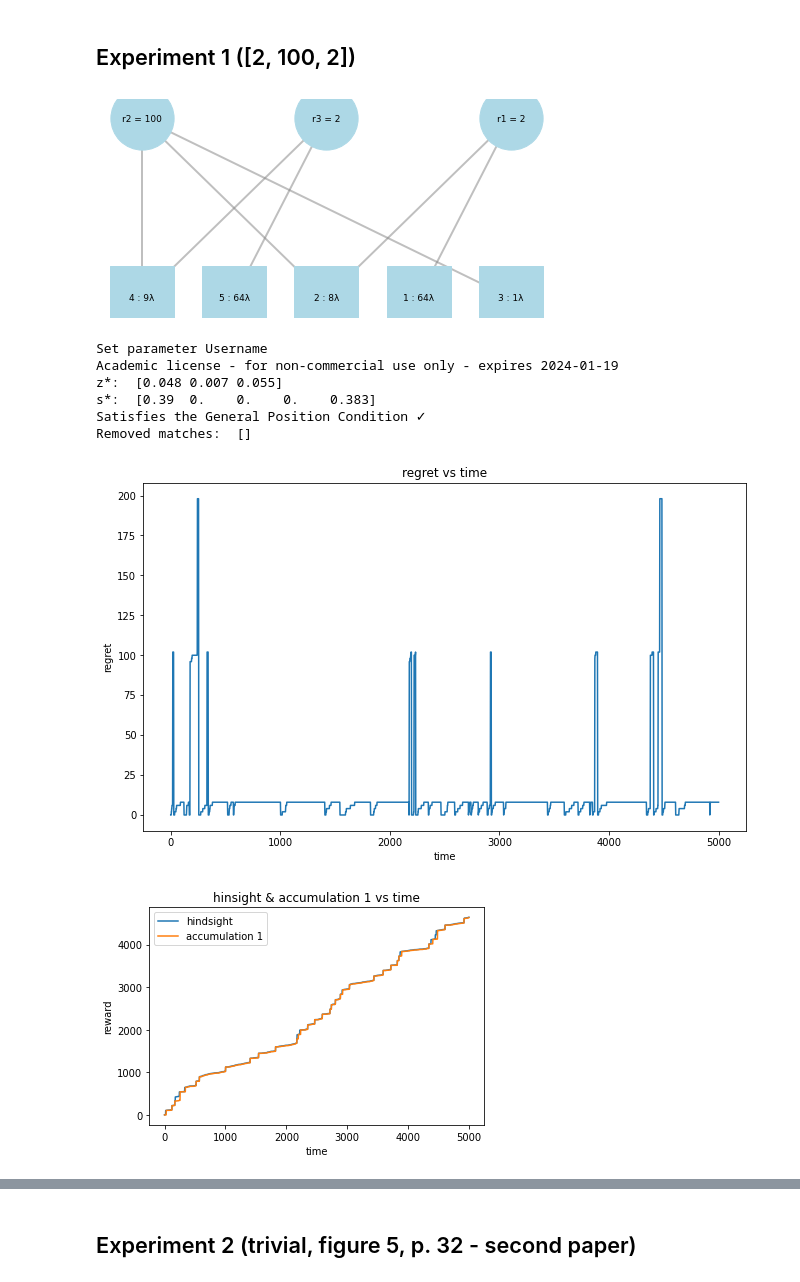
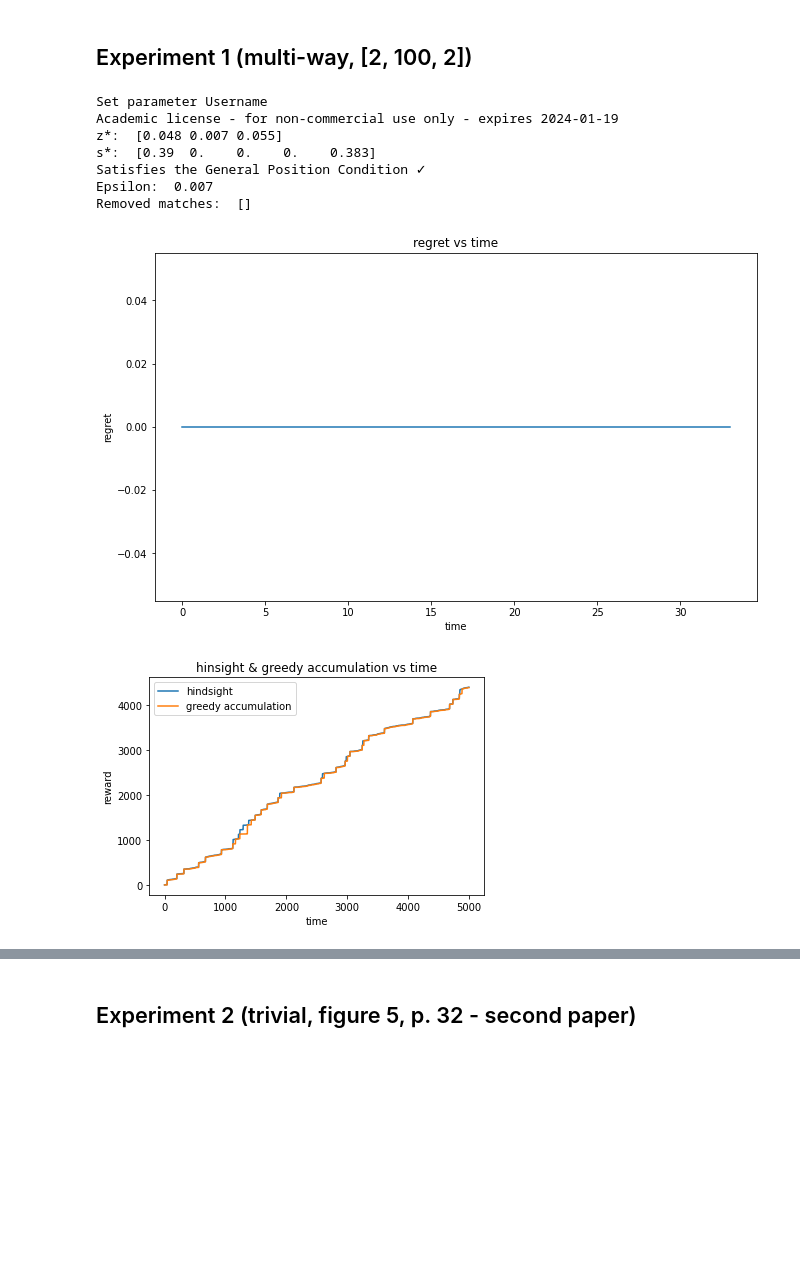
Before and after one commit to bayzhan8/dynamic-matching-policies, a Jupyter notebook: accumulation policy.ipynb, the cells around one changed output, grey strips where cells are left out. Saved outputs shown, nothing was run; the diff lists cells and outputs as text; code cells hidden in the pictures; blank space fills up the shorter version.

```diff
--- a/accumulation policy.ipynb
+++ b/accumulation policy.ipynb
@@ -217,7 +223,7 @@ def mip(lambdas, M, r, queue):
 
     return x.X
 # %%
-def accumulation_greedy(lambdas, M, r, T = 500):
+def accumulation_greedy(lambdas, M, r, T = 500, coef = 1):
     """
     Perfoms an arrival simulation;
     Compares the greedy accumulation policy with hindsight optimal solution;
@@ -240,6 +246,7 @@ def accumulation_greedy(lambdas, M, r, T = 500):
     regret_hist = [0]                     # regret history
     reward_hist = [0]                     # policy reward history
     hindsight_hist = [0]                  # hindsight solution optimal values history
+    match_times = [0]
 
 
     for t in range(1, T):
@@ -250,10 +257,12 @@ def accumulation_greedy(lambdas, M, r, T = 500):
         queue = arriv + queue_hist[-1]
 
         # Wait
+        do_match = False
         if (queue >= sum(M)).all():
             available = queue
+            do_match = True
         else:
-            available = queue - sum(M)
+            available = queue - coef*sum(M)
             for i in range(len(available)):
                 if available[i] < 0:
                     available[i] = 0
@@ -262,17 +271,19 @@ def accumulation_greedy(lambdas, M, r, T = 500):
         x = mip(lambdas, M, r, available) # policy solution
         X.append(x)
 
+
         # Tracking
         queue = queue - M.T @ x
         queue_hist.append(queue)
         reward_hist.append(r @ x + reward_hist[-1])
         hindsight_hist.append(hindsight_solution(lambdas, M, r, A, t))
-        regret_hist.append(hindsight_hist[-1] - reward_hist[-1])
+        if do_match:
+            regret_hist.append(hindsight_hist[-1] - reward_hist[-1])
 
 
     # Plotting regret history
     plt.figure(figsize=(10.8, 6.4))
-    plt.plot(range(0, T), regret_hist)
+    plt.plot(range(0, len(regret_hist)), regret_hist)
     plt.xlabel('time')
     plt.ylabel('regret')
     plt.title('regret vs time')
@@ -280,12 +291,24 @@ def accumulation_greedy(lambdas, M, r, T = 500):
 
     # Plotting hindight & accumulation policy rewards over time
     plt.plot(range(0, T), hindsight_hist, label = "hindsight")
-    plt.plot(range(0, T), reward_hist, label = "accumulation 1")
+    plt.plot(range(0, T), reward_hist, label = "greedy accumulation")
     plt.legend()
     plt.xlabel('time')
     plt.ylabel('reward')
-    plt.title('hinsight & accumulation 1 vs time')
+    plt.title('hinsight & greedy accumulation vs time')
     plt.show()
 
+#     # Plotting queue history
+#     waiting = []
+#     for t in range(1, T):
+#         waiting.append(t - (M.T @ sum(X[:t])).sum())
+
+#     plt.figure(figsize=(10.8, 6.4))
+#     plt.plot(range(1, T), waiting)
+#     plt.xlabel('time')
+#     plt.ylabel('# people waiting')
+#     plt.title('# waiting vs time')
+#     plt.show()
+
     return A, X, queue_hist, regret_hist, reward_hist, hindsight_hist
 # %%
@@ -363,23 +404,23 @@ def accumulation(lambdas, M, r, T = 500):
 # %% [markdown]
-## Experiment 1 ([2, 100, 2])
+## Experiment 1 (multi-way, [2, 100, 2])
 # %%
+# GREEDY
+
 r = np.array([2, 100, 2])
 M = np.array([[1, 1, 0, 0, 0],
               [0, 1, 1, 1, 0],
               [0, 0, 0, 1, 1]])
 lambdas = np.array([64, 8, 1, 9, 64])
 
-draw_hypergraph(lambdas, M, r)
-
 A, X, queue_hist, regret_hist, reward_hist, hindsight_hist = accumulation_greedy(lambdas, M, r, T = 5000)
 # %% [output]
+Set parameter Username
+Academic license - for non-commercial use only - expires 2024-01-19
+z*:  [0.048 0.007 0.055]
+s*:  [0.39  0.    0.    0.    0.383]
+Satisfies the General Position Condition ✓
+Epsilon:  0.007
+Removed matches:  []
-[figure, old version]
+[figure, new version]
-Set parameter Username
-Academic license - for non-commercial use only - expires 2024-01-19
-z*:  [0.048 0.007 0.055]
-s*:  [0.39  0.    0.    0.    0.383]
-Satisfies the General Position Condition ✓
-Removed matches:  []
-[figure, old version]
+[figure, new version]
-[figure, removed]
 # %%
```
Also changed, not shown: parts of 13 cells of this notebook, 2 other files.
